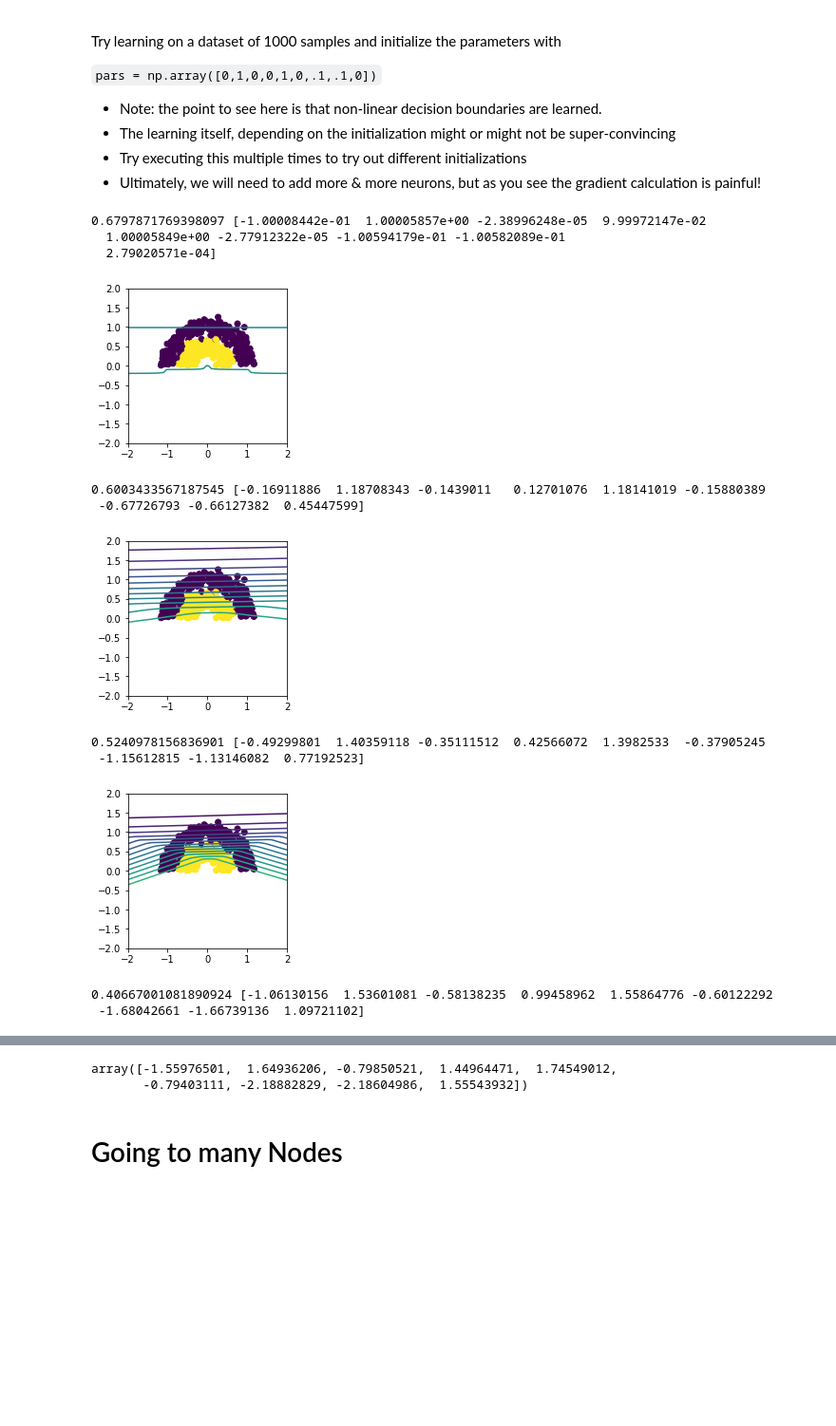
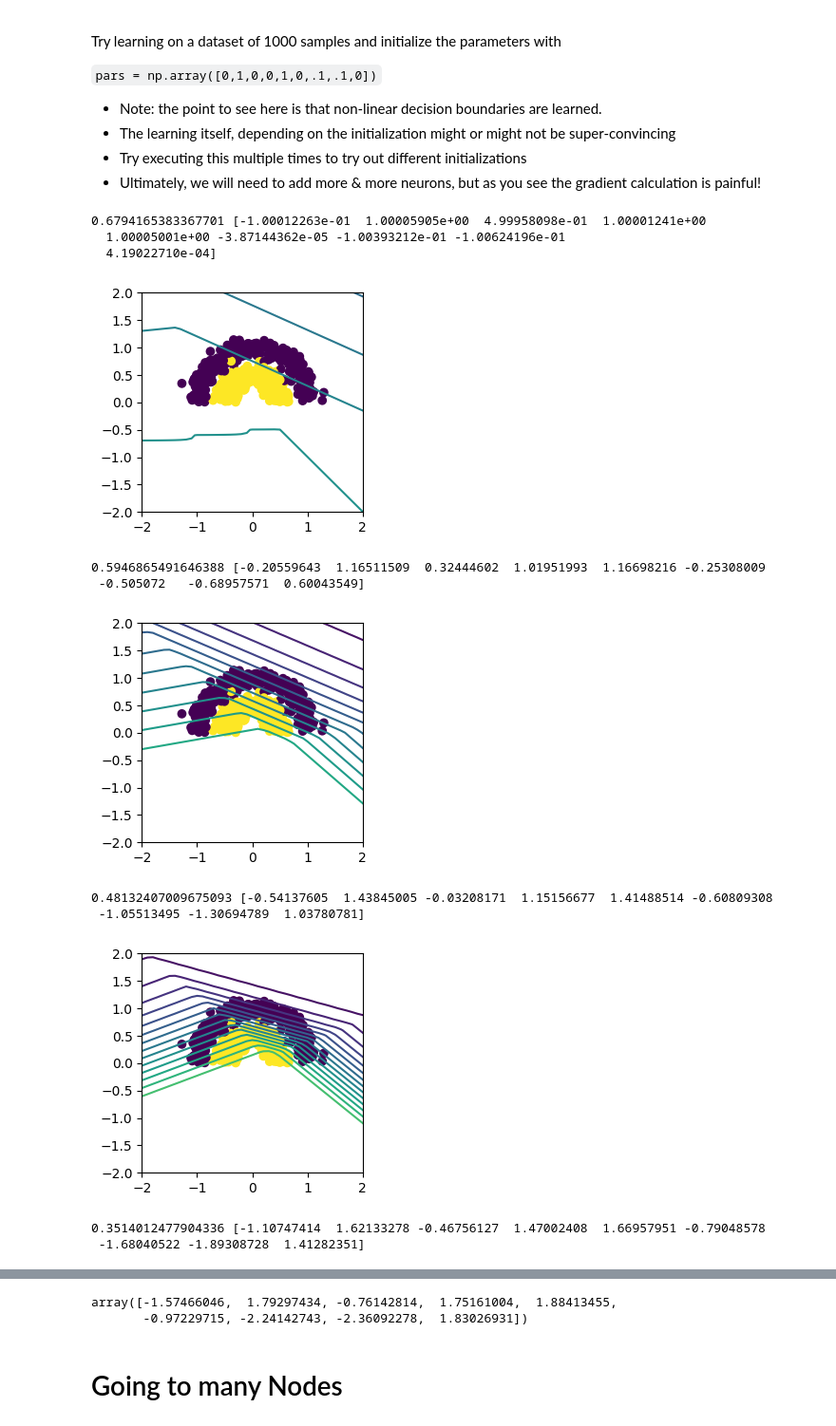
Before and after one commit to turrrret/tumph_deeplearning_wise_2022, a Jupyter notebook: Exercises_Lecture4.ipynb, the cells around one changed output, grey strips where cells are left out. Shown at 95% size. Drawn from its saved outputs; the diff is of its cells as text; code cells hidden in the pictures; blank space fills up the shorter version.

```diff
--- a/Exercises_Lecture4.ipynb
+++ b/Exercises_Lecture4.ipynb
@@ -235,17 +235,17 @@ Try learning on a dataset of 1000 samples and initialize the parameters with
 * Try executing this multiple times to try out different initializations
 * Ultimately, we will need to add more & more neurons, but as you see the gradient calculation is painful!
 # %%
-learn(generate_data(1000),np.array([-.1,1,0,.1,1,0,-.1,-.1,0]) ,multilayer_perceptron)
+learn(generate_data(1000),np.array([-.1,1,0.5,1,1,0,-.1,-.1,0]) ,multilayer_perceptron)
 # %% [output]
-0.6797871769398097 [-1.00008442e-01  1.00005857e+00 -2.38996248e-05  9.99972147e-02
-  1.00005849e+00 -2.77912322e-05 -1.00594179e-01 -1.00582089e-01
-  2.79020571e-04]
+0.6794165383367701 [-1.00012263e-01  1.00005905e+00  4.99958098e-01  1.00001241e+00
+  1.00005001e+00 -3.87144362e-05 -1.00393212e-01 -1.00624196e-01
+  4.19022710e-04]
-[figure, old version]
+[figure, new version]
-0.6003433567187545 [-0.16911886  1.18708343 -0.1439011   0.12701076  1.18141019 -0.15880389
- -0.67726793 -0.66127382  0.45447599]
+0.5946865491646388 [-0.20559643  1.16511509  0.32444602  1.01951993  1.16698216 -0.25308009
+ -0.505072   -0.68957571  0.60043549]
-[figure, old version]
+[figure, new version]
-0.5240978156836901 [-0.49299801  1.40359118 -0.35111512  0.42566072  1.3982533  -0.37905245
- -1.15612815 -1.13146082  0.77192523]
+0.48132407009675093 [-0.54137605  1.43845005 -0.03208171  1.15156677  1.41488514 -0.60809308
+ -1.05513495 -1.30694789  1.03780781]
-[figure, old version]
+[figure, new version]
-0.40667001081890924 [-1.06130156  1.53601081 -0.58138235  0.99458962  1.55864776 -0.60122292
- -1.68042661 -1.66739136  1.09721102]
+0.3514012477904336 [-1.10747414  1.62133278 -0.46756127  1.47002408  1.66957951 -0.79048578
+ -1.68040522 -1.89308728  1.41282351]
@@ -253,5 +253,5 @@ learn(generate_data(1000),np.array([-.1,1,0,.1,1,0,-.1,-.1,0]) ,multilayer_perce
-array([-1.55976501,  1.64936206, -0.79850521,  1.44964471,  1.74549012,
-       -0.79403111, -2.18882829, -2.18604986,  1.55543932])
+array([-1.57466046,  1.79297434, -0.76142814,  1.75161004,  1.88413455,
+       -0.97229715, -2.24142743, -2.36092278,  1.83026931])
 # %% [markdown]
 # Going to many Nodes
 # %%
```
Also changed, not shown: parts of 5 cells of this notebook, 1 other file.
